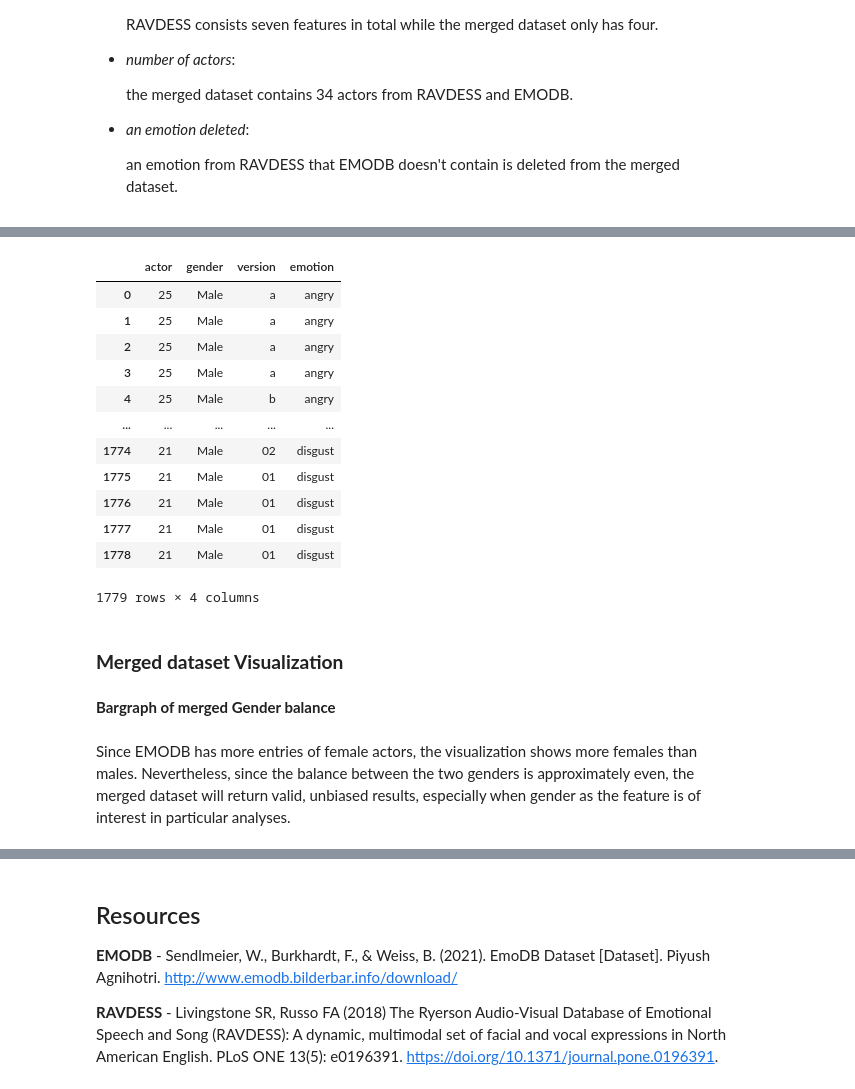
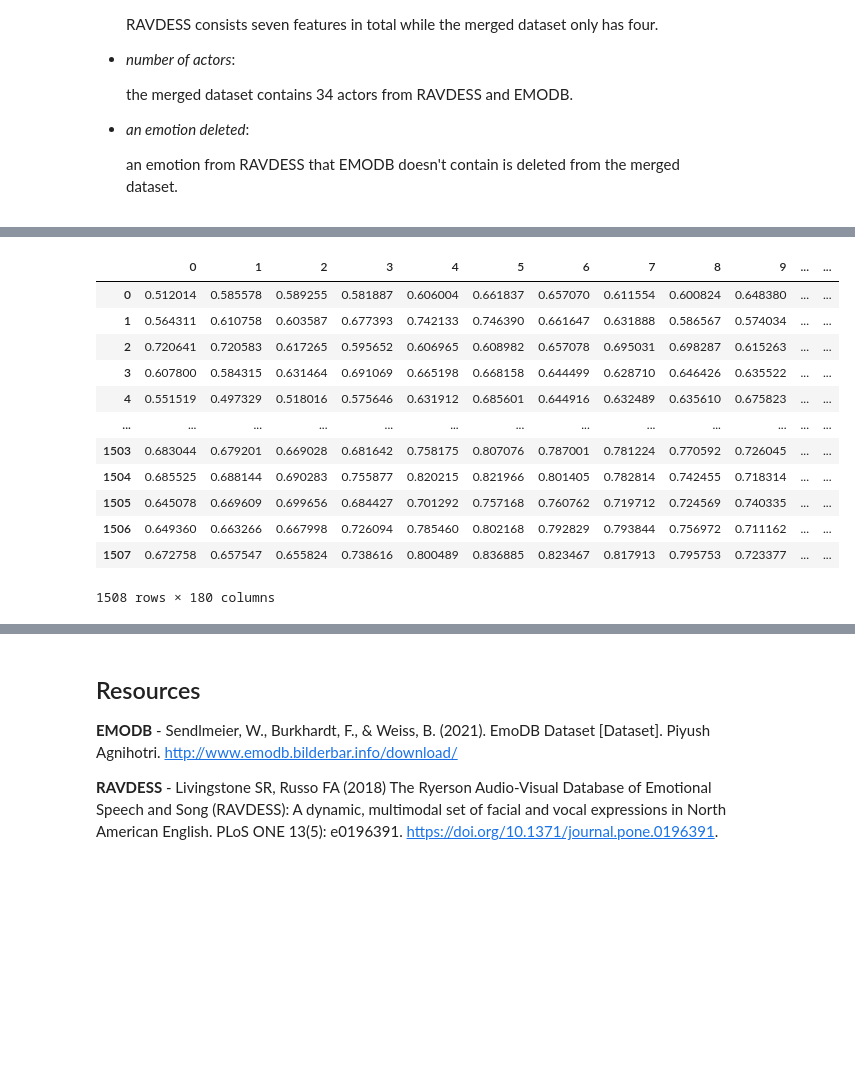
Before and after one commit to k1gk/Week-2_Data_Preprocessing, a Jupyter notebook: GraceKim_Week_2_Data_Preprocessing.ipynb, the cells around one changed output, grey strips where cells are left out. Saved outputs shown, nothing was run; the diff lists cells and outputs as text; code cells hidden in the pictures; blank space fills up the shorter version.

```diff
--- a/GraceKim_Week_2_Data_Preprocessing.ipynb
+++ b/GraceKim_Week_2_Data_Preprocessing.ipynb
@@ -1280,3 +1426,6 @@ EMODB's emotions are displayed in German in the original dataset. So, I modified
 - *an emotion deleted*:
 
     an emotion from RAVDESS that EMODB doesn't contain is deleted from the merged dataset.
+# %%
+  rslt_features_df = pd.concat([e_features_df, r_features_df])
+  rslt_features_df
@@ -1283,22 +1446,17 @@ EMODB's emotions are displayed in German in the original dataset. So, I modified
 # %%
-    pd.merge(e_df, r_df, how='outer')
+  rslt_features_df = pd.merge(e_features_df, r_features_df, how='outer')
+  rslt_features_df
 # %% [output]
-|  | actor | gender | version | emotion |
-| 0 | 25 | Male | a | angry |
-| 1 | 25 | Male | a | angry |
-| 2 | 25 | Male | a | angry |
-| 3 | 25 | Male | a | angry |
-| 4 | 25 | Male | b | angry |
-| ... | ... | ... | ... | ... |
-| 1774 | 21 | Male | 02 | disgust |
-| 1775 | 21 | Male | 01 | disgust |
-| 1776 | 21 | Male | 01 | disgust |
-| 1777 | 21 | Male | 01 | disgust |
-| 1778 | 21 | Male | 01 | disgust |
+|  | 0 | 1 | 2 | 3 | 4 | 5 | 6 | 7 | 8 | 9 | ... | ... |
+| 0 | 0.512014 | 0.585578 | 0.589255 | 0.581887 | 0.606004 | 0.661837 | 0.657070 | 0.611554 | 0.600824 | 0.648380 | ... | ... |
+| 1 | 0.564311 | 0.610758 | 0.603587 | 0.677393 | 0.742133 | 0.746390 | 0.661647 | 0.631888 | 0.586567 | 0.574034 | ... | ... |
+| 2 | 0.720641 | 0.720583 | 0.617265 | 0.595652 | 0.606965 | 0.608982 | 0.657078 | 0.695031 | 0.698287 | 0.615263 | ... | ... |
+| 3 | 0.607800 | 0.584315 | 0.631464 | 0.691069 | 0.665198 | 0.668158 | 0.644499 | 0.628710 | 0.646426 | 0.635522 | ... | ... |
+| 4 | 0.551519 | 0.497329 | 0.518016 | 0.575646 | 0.631912 | 0.685601 | 0.644916 | 0.632489 | 0.635610 | 0.675823 | ... | ... |
+| ... | ... | ... | ... | ... | ... | ... | ... | ... | ... | ... | ... | ... |
+| 1503 | 0.683044 | 0.679201 | 0.669028 | 0.681642 | 0.758175 | 0.807076 | 0.787001 | 0.781224 | 0.770592 | 0.726045 | ... | ... |
+| 1504 | 0.685525 | 0.688144 | 0.690283 | 0.755877 | 0.820215 | 0.821966 | 0.801405 | 0.782814 | 0.742455 | 0.718314 | ... | ... |
+| 1505 | 0.645078 | 0.669609 | 0.699656 | 0.684427 | 0.701292 | 0.757168 | 0.760762 | 0.719712 | 0.724569 | 0.740335 | ... | ... |
+| 1506 | 0.649360 | 0.663266 | 0.667998 | 0.726094 | 0.785460 | 0.802168 | 0.792829 | 0.793844 | 0.756972 | 0.711162 | ... | ... |
+| 1507 | 0.672758 | 0.657547 | 0.655824 | 0.738616 | 0.800489 | 0.836885 | 0.823467 | 0.817913 | 0.795753 | 0.723377 | ... | ... |
-1779 rows × 4 columns
+1508 rows × 180 columns
-# %% [markdown]
-### **Merged dataset Visualization**
-# %% [markdown]
-**Bargraph of merged Gender balance**
-# %% [markdown]
-Since EMODB has more entries of female actors, the visualization shows more females than males. Nevertheless, since the balance between the two genders is approximately even, the merged dataset will return valid, unbiased results, especially when gender as the feature is of interest in particular analyses.
```
Also changed, not shown: parts of 71 cells of this notebook.
